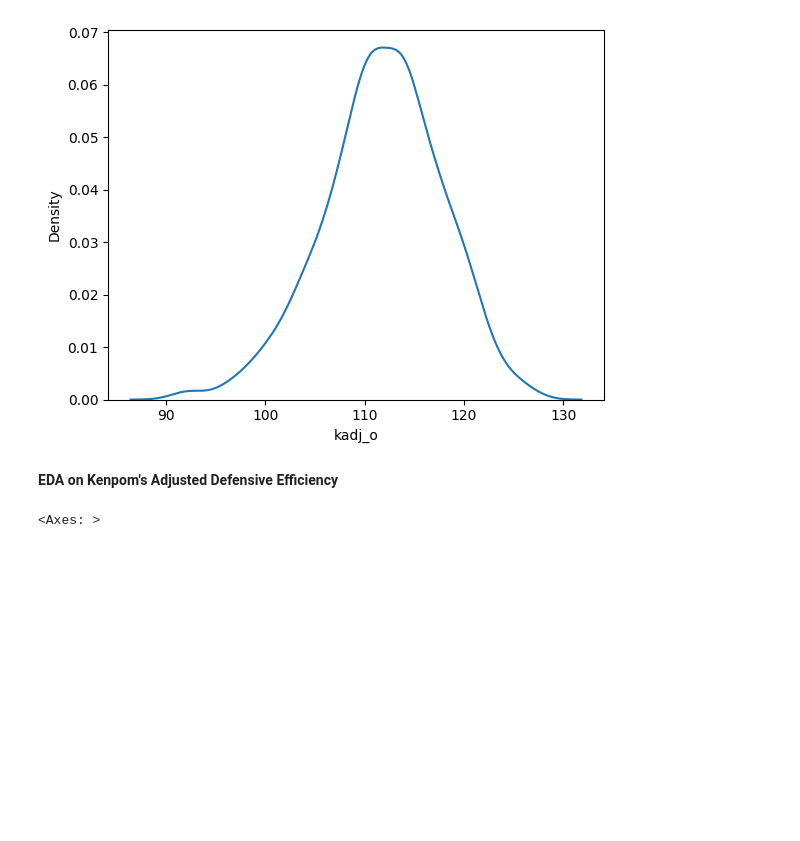
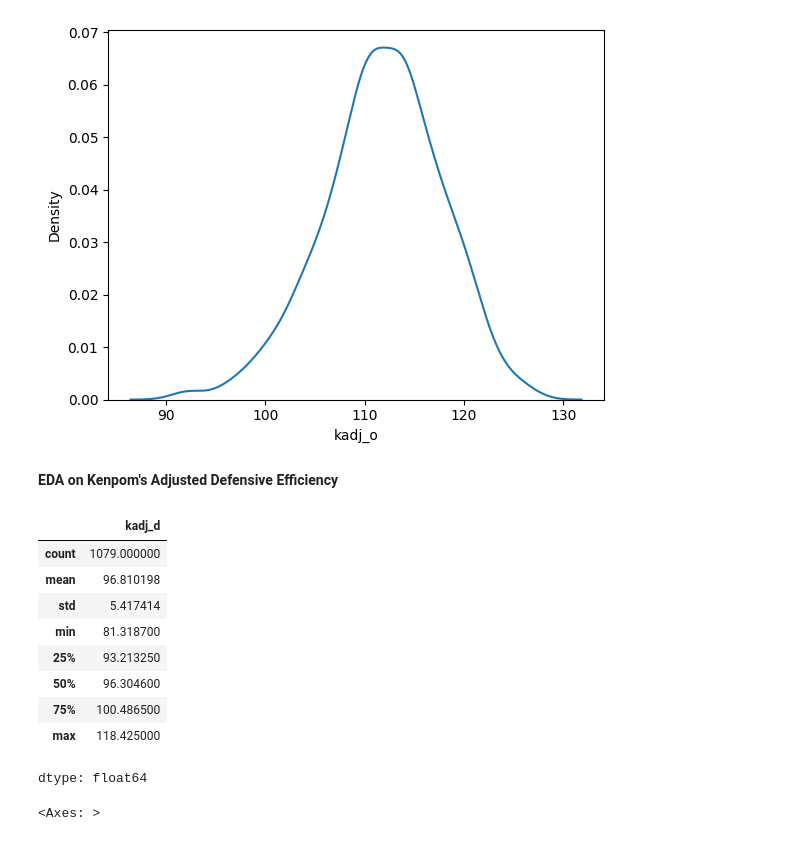
Before and after one commit to baywigg/DS3001Group, a Jupyter notebook: part_one.ipynb, the cells around one changed output. Drawn from its saved outputs; the diff is of its cells as text; code cells hidden in the pictures; blank space fills up the shorter version.

```diff
--- a/part_one.ipynb
+++ b/part_one.ipynb
@@ -132,6 +145,19 @@ sns.kdeplot(df['kadj_o'])
 [figure]
 # %% [markdown]
 **EDA on Kenpom's Adjusted Defensive Efficiency**
+# %%
+df['kadj_d'].describe()
+# %% [output]
+|  | kadj_d |
+| count | 1079.000000 |
+| mean | 96.810198 |
+| std | 5.417414 |
+| min | 81.318700 |
+| 25% | 93.213250 |
+| 50% | 96.304600 |
+| 75% | 100.486500 |
+| max | 118.425000 |
+dtype: float64
 # %%
 df['kadj_d'].hist()
 # %% [output]
```
Also changed, not shown: parts of 2 cells of this notebook.
